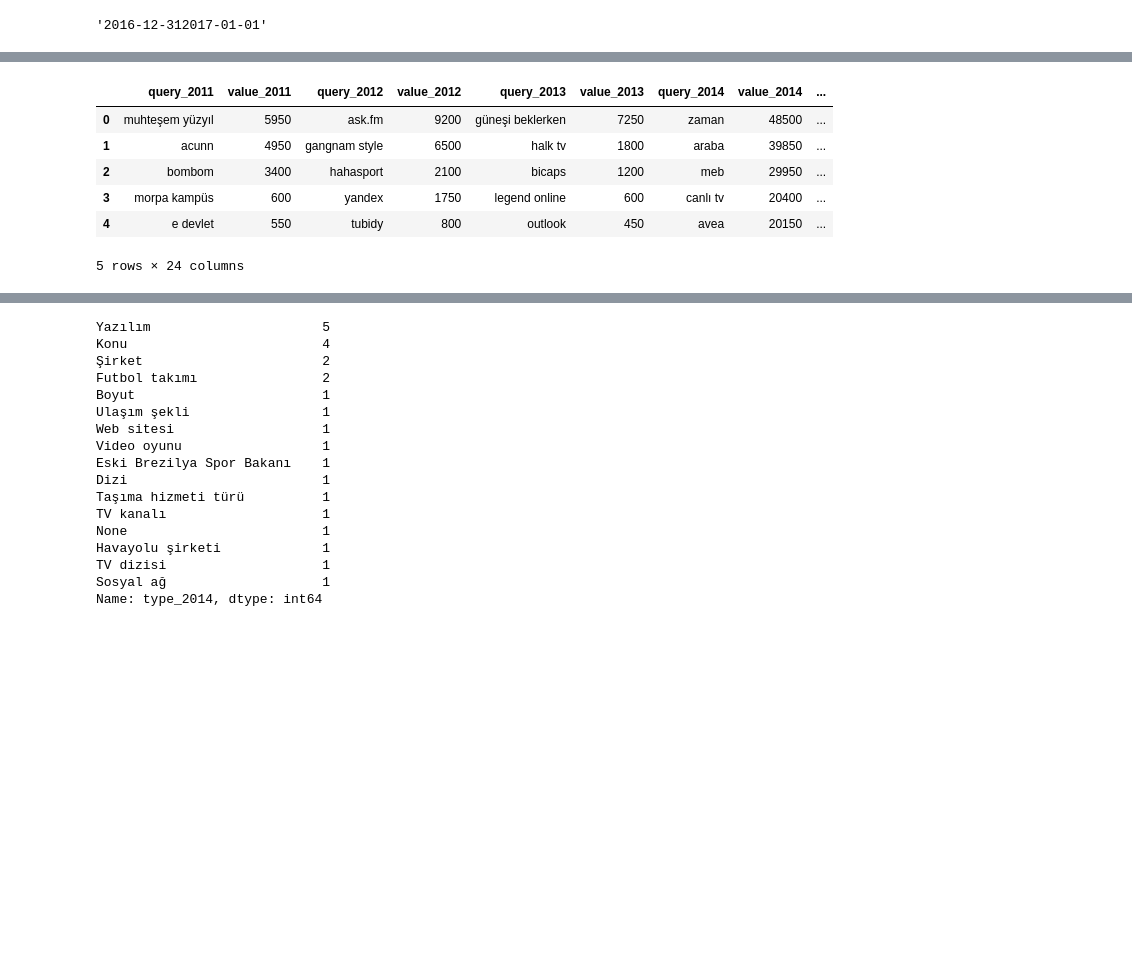
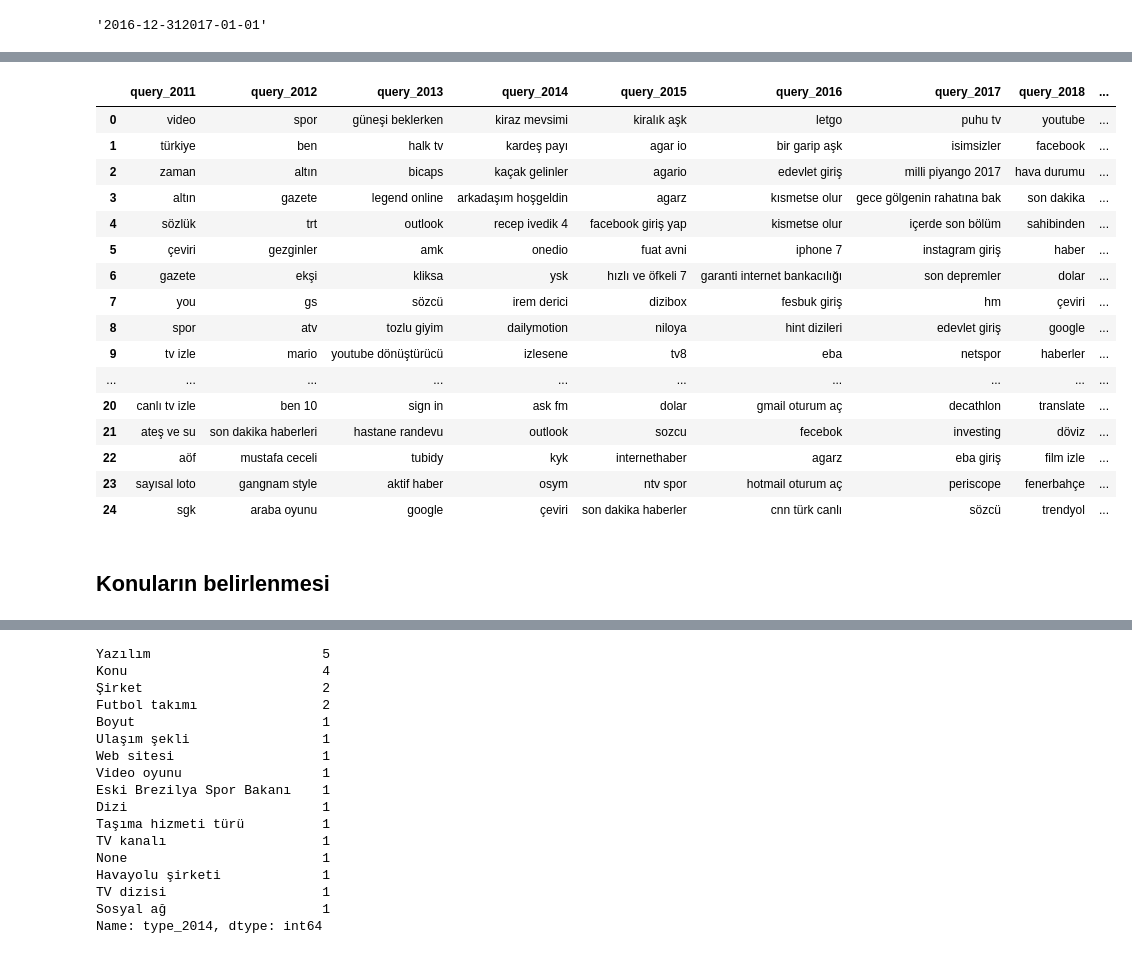
Before and after one commit to muhsinayaz/my-projects, a Jupyter notebook: 01-Data-Analysis-&-Visualization-wPy/03-DAwPy-Google-Search/Google-Search-AnalysiswP.ipynb, the cells around one changed output, grey strips where cells are left out. Saved outputs shown, nothing was run; the diff lists cells and outputs as text; code cells hidden in the pictures; blank space fills up the shorter version.

```diff
--- a/01-Data-Analysis-&-Visualization-wPy/03-DAwPy-Google-Search/Google-Search-AnalysiswP.ipynb
+++ b/01-Data-Analysis-&-Visualization-wPy/03-DAwPy-Google-Search/Google-Search-AnalysiswP.ipynb
@@ -430,3 +334,26 @@ df_rise_q.filter(regex="query")
+# %%
+queries_rise.filter(regex="query")
+# Arama terimleri sorgudan sorguya değişebiliyor fakat genellikle bazı ortak değerler değişmiyor.
+# %% [output]
+|  | query_2011 | query_2012 | query_2013 | query_2014 | query_2015 | query_2016 | query_2017 | query_2018 | ... |
+| 0 | video | spor | güneşi beklerken | kiraz mevsimi | kiralık aşk | letgo | puhu tv | youtube | ... |
+| 1 | türkiye | ben | halk tv | kardeş payı | agar io | bir garip aşk | isimsizler | facebook | ... |
+| 2 | zaman | altın | bicaps | kaçak gelinler | agario | edevlet giriş | milli piyango 2017 | hava durumu | ... |
+| 3 | altın | gazete | legend online | arkadaşım hoşgeldin | agarz | kısmetse olur | gece gölgenin rahatına bak | son dakika | ... |
+| 4 | sözlük | trt | outlook | recep ivedik 4 | facebook giriş yap | kismetse olur | içerde son bölüm | sahibinden | ... |
+| 5 | çeviri | gezginler | amk | onedio | fuat avni | iphone 7 | instagram giriş | haber | ... |
+| 6 | gazete | ekşi | kliksa | ysk | hızlı ve öfkeli 7 | garanti internet bankacılığı | son depremler | dolar | ... |
+| 7 | you | gs | sözcü | irem derici | dizibox | fesbuk giriş | hm | çeviri | ... |
+| 8 | spor | atv | tozlu giyim | dailymotion | niloya | hint dizileri | edevlet giriş | google | ... |
+| 9 | tv izle | mario | youtube dönüştürücü | izlesene | tv8 | eba | netspor | haberler | ... |
+| ... | ... | ... | ... | ... | ... | ... | ... | ... | ... |
+| 20 | canlı tv izle | ben 10 | sign in | ask fm | dolar | gmail oturum aç | decathlon | translate | ... |
+| 21 | ateş ve su | son dakika haberleri | hastane randevu | outlook | sozcu | fecebok | investing | döviz | ... |
+| 22 | aöf | mustafa ceceli | tubidy | kyk | internethaber | agarz | eba giriş | film izle | ... |
+| 23 | sayısal loto | gangnam style | aktif haber | osym | ntv spor | hotmail oturum aç | periscope | fenerbahçe | ... |
+| 24 | sgk | araba oyunu | google | çeviri | son dakika haberler | cnn türk canlı | sözcü | trendyol | ... |
+# %% [markdown]
+## Konuların belirlenmesi
 # %%
 def find_type(query):
     try: return trends.suggestions(query)[0]["type"]
@@ -439,12 +362,2 @@ df_rise_q2 = df_rise_q.copy()
-# %%
-df_rise_q2.head()
-# %% [output]
-|  | query_2011 | value_2011 | query_2012 | value_2012 | query_2013 | value_2013 | query_2014 | value_2014 | ... |
-| 0 | muhteşem yüzyıl | 5950 | ask.fm | 9200 | güneşi beklerken | 7250 | zaman | 48500 | ... |
-| 1 | acunn | 4950 | gangnam style | 6500 | halk tv | 1800 | araba | 39850 | ... |
-| 2 | bombom | 3400 | hahasport | 2100 | bicaps | 1200 | meb | 29950 | ... |
-| 3 | morpa kampüs | 600 | yandex | 1750 | legend online | 600 | canlı tv | 20400 | ... |
-| 4 | e devlet | 550 | tubidy | 800 | outlook | 450 | avea | 20150 | ... |
-5 rows × 24 columns
 # %%
 for i in range(2011, 2023):
```
Also changed, not shown: parts of 61 cells of this notebook, 6 other files.
